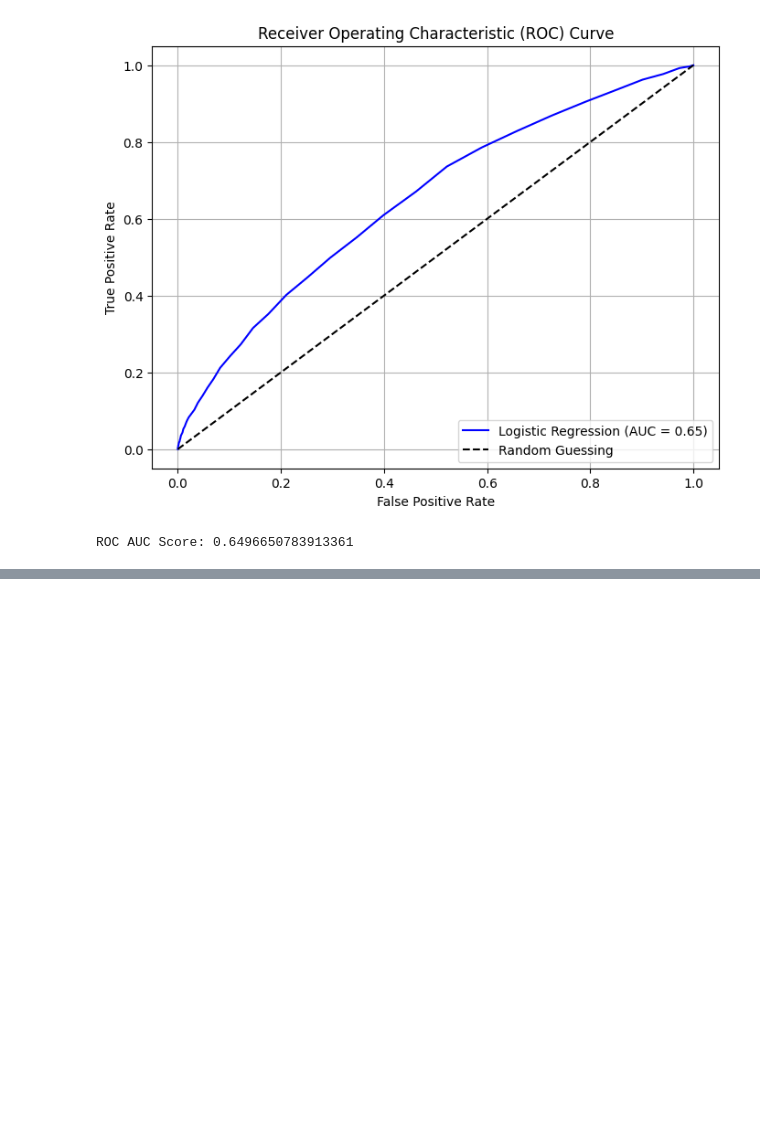
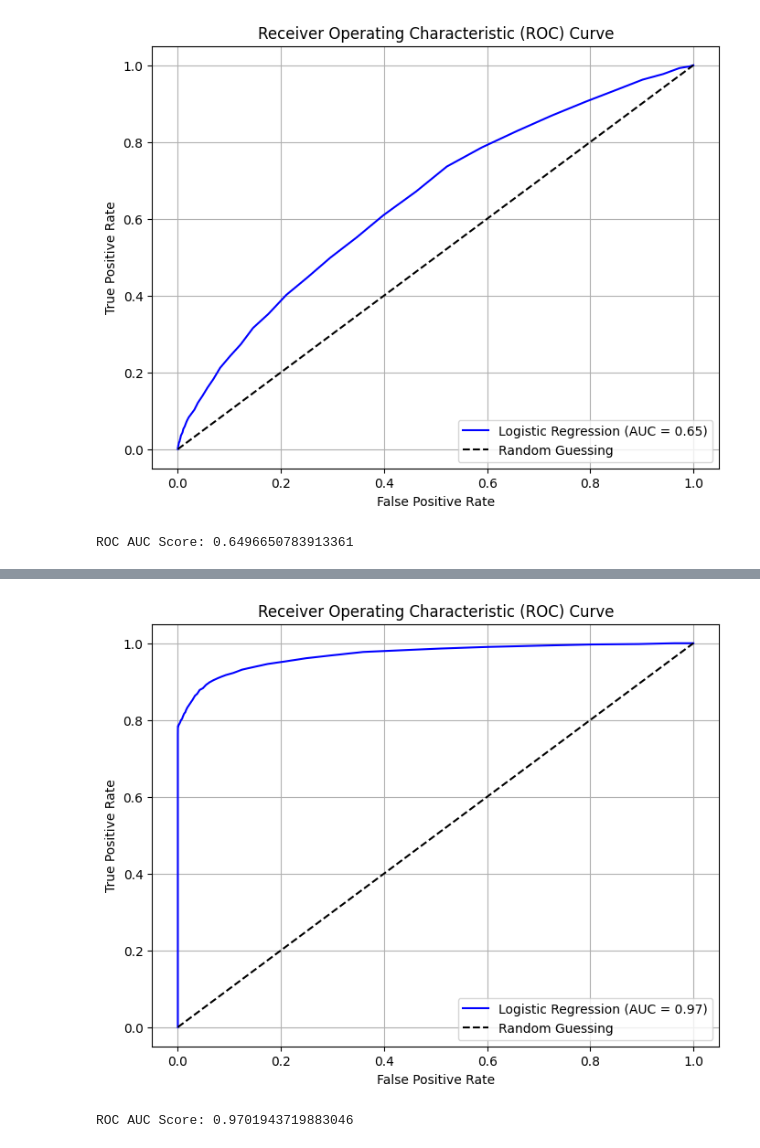
Before and after one commit to yomnabayomi/Hospital-Readmission-Prediction, a Jupyter notebook: Project (2).ipynb, the cells around one changed output, grey strips where cells are left out. Cells and saved outputs as stored; diff of their text form; code cells hidden in the pictures; blank space fills up the shorter version.

Commit message:
SMOTE and randomforest check

```diff
--- a/Project (2).ipynb
+++ b/Project (2).ipynb
@@ -883,0 +886,19 @@ ROC AUC Score: 0.6496650783913361
+# %%
+from imblearn.over_sampling import SMOTE
+from sklearn.model_selection import train_test_split
+from sklearn.ensemble import RandomForestClassifier
+from sklearn.metrics import classification_report, confusion_matrix
+
+# Assume X, y are your features and target (readmission: 0 or 1)
+
+# Step 1: Split your dataset
+x_train, x_test, y_train, y_test = train_test_split(
+    x, y, test_size=0.2, stratify=y, random_state=42
+)
+
+# Step 2: Apply SMOTE to the training set only
+smote = SMOTE(random_state=42)
+x_train_resampled, y_train_resampled = smote.fit_resample(x_train, y_train)
+
+print("Original dataset shape:", y_train.value_counts())
+print("Resampled dataset shape:", y_train_resampled.value_counts())
@@ -883,0 +981,33 @@ ROC AUC Score: 0.6496650783913361
+# %%
+import matplotlib.pyplot as plt
+from sklearn.metrics import roc_auc_score, roc_curve
+#ROC AUC
+
+
+
+
+# Predict probabilities for the positive class (class 1)
+y_pred_proba = rf_model.predict_proba(X_test)[:, 1]
+
+# Compute False Positive Rate, True Positive Rate, and thresholds
+fpr, tpr, thresholds = roc_curve(y_test, y_pred_proba)
+
+# Compute ROC AUC
+roc_auc = roc_auc_score(y_test, y_pred_proba)
+
+# Plot ROC Curve
+plt.figure(figsize=(8, 6))
+plt.plot(fpr, tpr, label=f'Logistic Regression (AUC = {roc_auc:.2f})', color='blue')
+plt.plot([0, 1], [0, 1], 'k--', label='Random Guessing')
+plt.xlabel('False Positive Rate')
+plt.ylabel('True Positive Rate')
+plt.title('Receiver Operating Characteristic (ROC) Curve')
+plt.legend(loc='lower right')
+plt.grid(True)
+plt.show()
+
+# Print AUC Score
+print("ROC AUC Score:", roc_auc)
+# %% [output]
+[figure, added]
+ROC AUC Score: 0.9701943719883046
```
Also changed, not shown: parts of 7 cells of this notebook.
